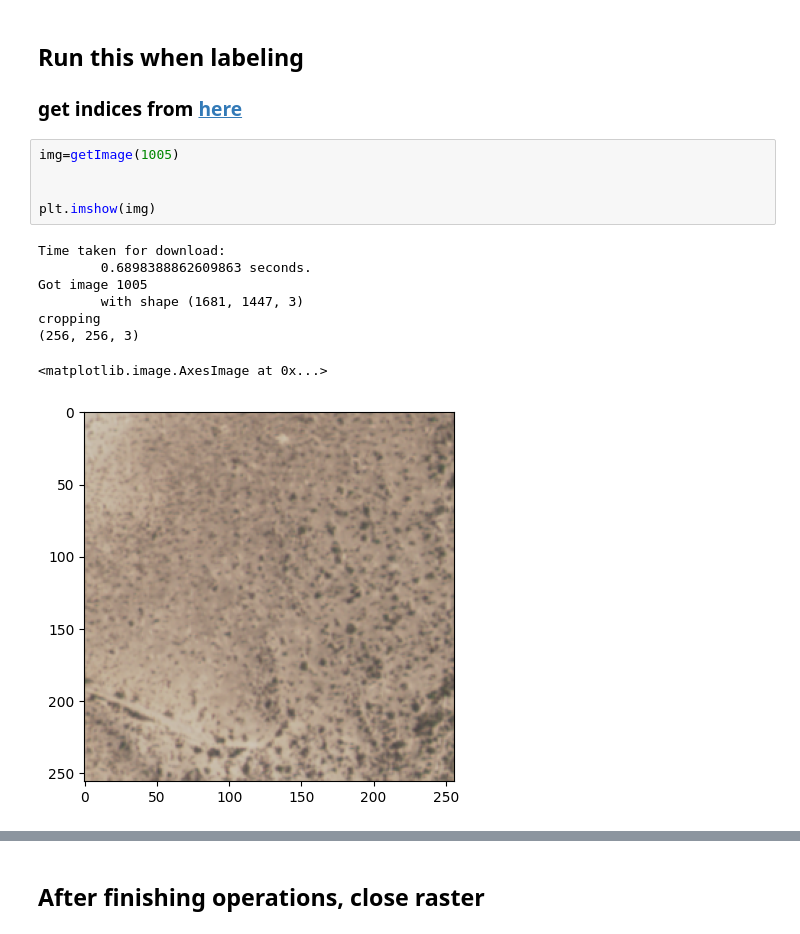
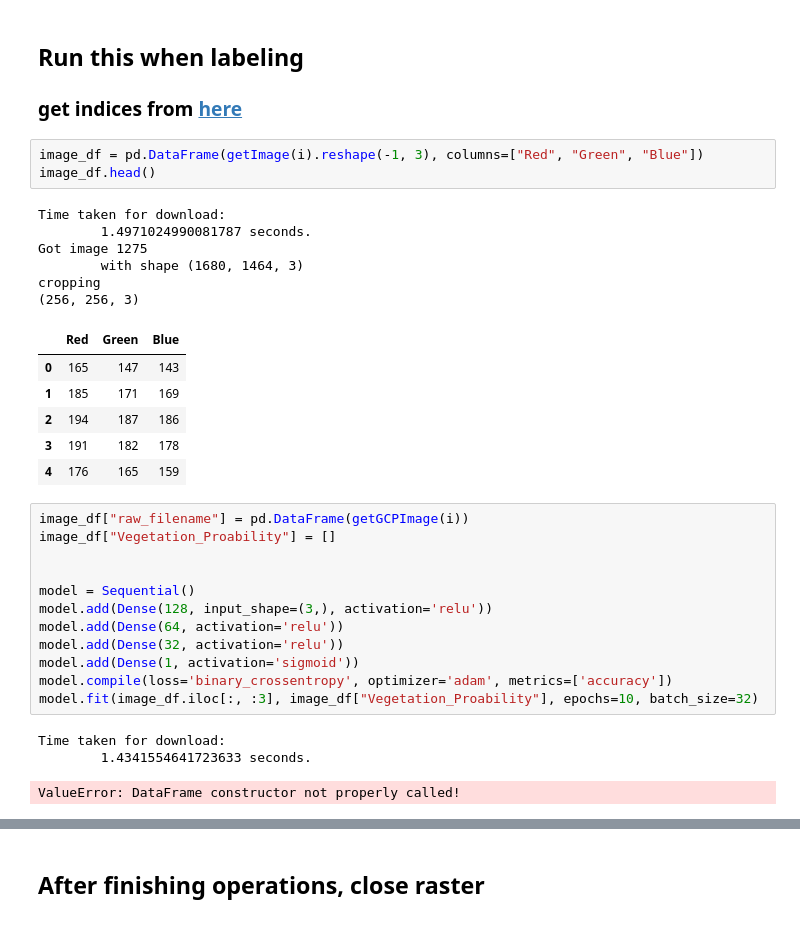
Before and after one commit to LuckyLaharlTim/pipeline-elevation-project, a Jupyter notebook: Modeling/model.ipynb, the cells around one changed output, grey strips where cells are left out. Cells and saved outputs as stored; diff of their text form.

```diff
--- a/Modeling/model.ipynb
+++ b/Modeling/model.ipynb
@@ -113,17 +111,35 @@ print(type(dPic))
 # %% [markdown]
 ## Run this when labeling
 ### get indices from [here](https://console.cloud.google.com/storage/browser/test_export_bucket0;tab=objects?forceOnBucketsSortingFiltering=true&hl=en&project=pipeline-elevation-project&prefix=&forceOnObjectsSortingFiltering=false)
-# %%
-img=getImage(1005)
-
-
-plt.imshow(img)
-# %% [output]
-Time taken for download:
-        0.6898388862609863 seconds.
-Got image 1005
-        with shape (1681, 1447, 3)
-cropping
-(256, 256, 3)
-<matplotlib.image.AxesImage at 0x...>
-[figure, removed]
+# %%
+image_df = pd.DataFrame(getImage(i).reshape(-1, 3), columns=["Red", "Green", "Blue"])
+image_df.head()
+# %% [output]
+Time taken for download:
+        1.4971024990081787 seconds.
+Got image 1275
+        with shape (1680, 1464, 3)
+cropping
+(256, 256, 3)
+|  | Red | Green | Blue |
+| 0 | 165 | 147 | 143 |
+| 1 | 185 | 171 | 169 |
+| 2 | 194 | 187 | 186 |
+| 3 | 191 | 182 | 178 |
+| 4 | 176 | 165 | 159 |
+# %%
+image_df["raw_filename"] = pd.DataFrame(getGCPImage(i))
+image_df["Vegetation_Proability"] = []
+
+
+model = Sequential()
+model.add(Dense(128, input_shape=(3,), activation='relu'))
+model.add(Dense(64, activation='relu'))
+model.add(Dense(32, activation='relu'))
+model.add(Dense(1, activation='sigmoid'))
+model.compile(loss='binary_crossentropy', optimizer='adam', metrics=['accuracy'])
+model.fit(image_df.iloc[:, :3], image_df["Vegetation_Proability"], epochs=10, batch_size=32)
+# %% [output]
+Time taken for download:
+        1.4341554641723633 seconds.
+ValueError: DataFrame constructor not properly called!
```
Also changed, not shown: parts of 6 cells of this notebook, 1 other file.
